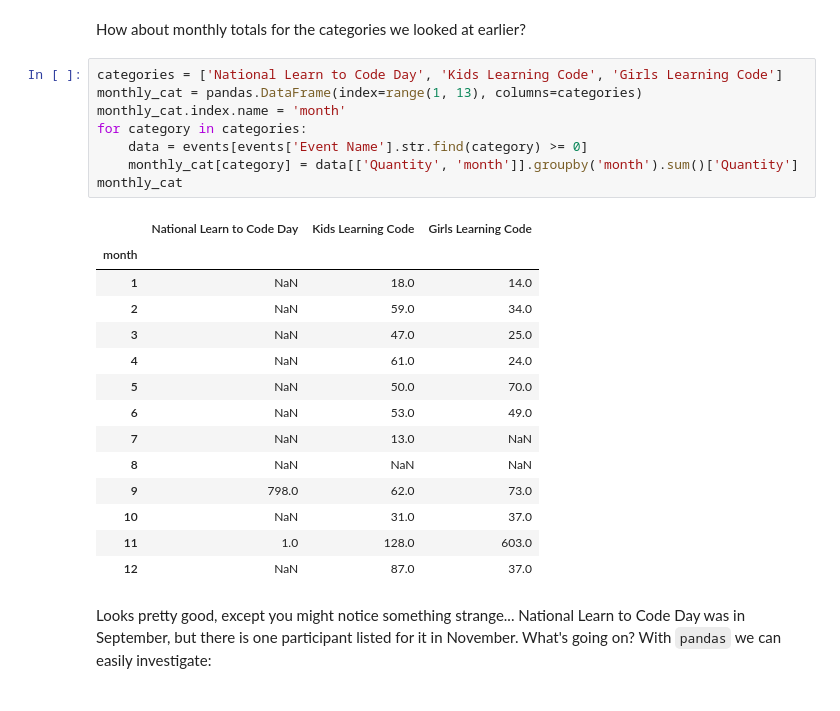
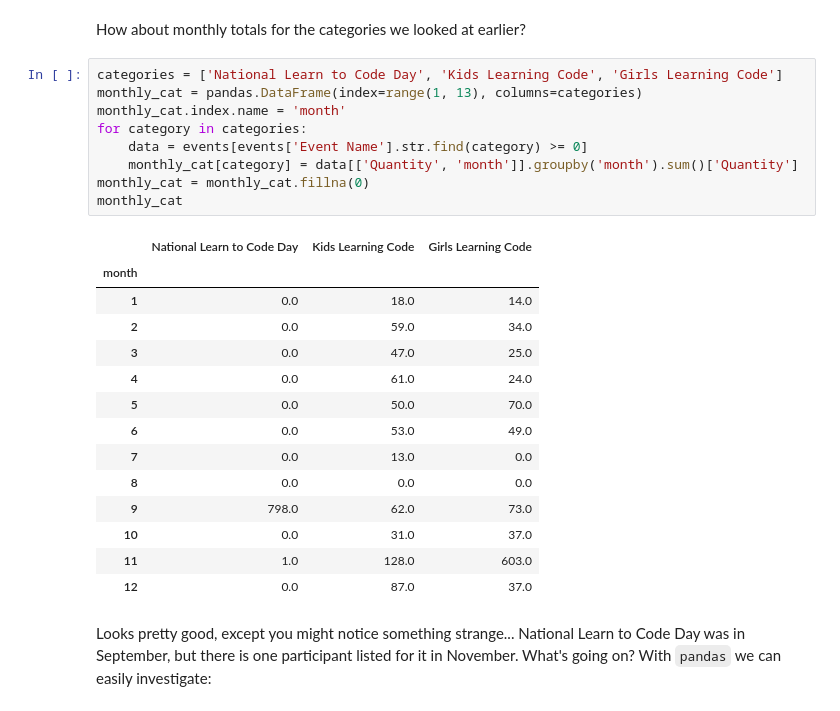
Before and after one commit to jenfly/llc-python-resources, a Jupyter notebook: next-steps.ipynb, the cells around one changed output. Cells and saved outputs as stored; diff of their text form.

Commit message:
Apply fillna() to pivot table

```diff
--- a/next-steps.ipynb
+++ b/next-steps.ipynb
@@ -383,26 +383,27 @@ How about monthly totals for the categories we looked at earlier?
 # %%
 categories = ['National Learn to Code Day', 'Kids Learning Code', 'Girls Learning Code']
 monthly_cat = pandas.DataFrame(index=range(1, 13), columns=categories)
 monthly_cat.index.name = 'month'
 for category in categories:
     data = events[events['Event Name'].str.find(category) >= 0]
     monthly_cat[category] = data[['Quantity', 'month']].groupby('month').sum()['Quantity']
+monthly_cat = monthly_cat.fillna(0)
 monthly_cat
 # %% [output]
 |  | National Learn to Code Day | Kids Learning Code | Girls Learning Code |
 | month |  |  |  |
-| 1 | NaN | 18.0 | 14.0 |
-| 2 | NaN | 59.0 | 34.0 |
-| 3 | NaN | 47.0 | 25.0 |
-| 4 | NaN | 61.0 | 24.0 |
-| 5 | NaN | 50.0 | 70.0 |
-| 6 | NaN | 53.0 | 49.0 |
-| 7 | NaN | 13.0 | NaN |
-| 8 | NaN | NaN | NaN |
+| 1 | 0.0 | 18.0 | 14.0 |
+| 2 | 0.0 | 59.0 | 34.0 |
+| 3 | 0.0 | 47.0 | 25.0 |
+| 4 | 0.0 | 61.0 | 24.0 |
+| 5 | 0.0 | 50.0 | 70.0 |
+| 6 | 0.0 | 53.0 | 49.0 |
+| 7 | 0.0 | 13.0 | 0.0 |
+| 8 | 0.0 | 0.0 | 0.0 |
 | 9 | 798.0 | 62.0 | 73.0 |
-| 10 | NaN | 31.0 | 37.0 |
+| 10 | 0.0 | 31.0 | 37.0 |
 | 11 | 1.0 | 128.0 | 603.0 |
-| 12 | NaN | 87.0 | 37.0 |
+| 12 | 0.0 | 87.0 | 37.0 |
 # %% [markdown]
 Looks pretty good, except you might notice something strange... National Learn to Code Day was in September, but there is one participant listed for it in November. What's going on? With `pandas` we can easily investigate:
 # %%
```
Also changed, not shown: parts of 6 cells of this notebook, 1 other file.
